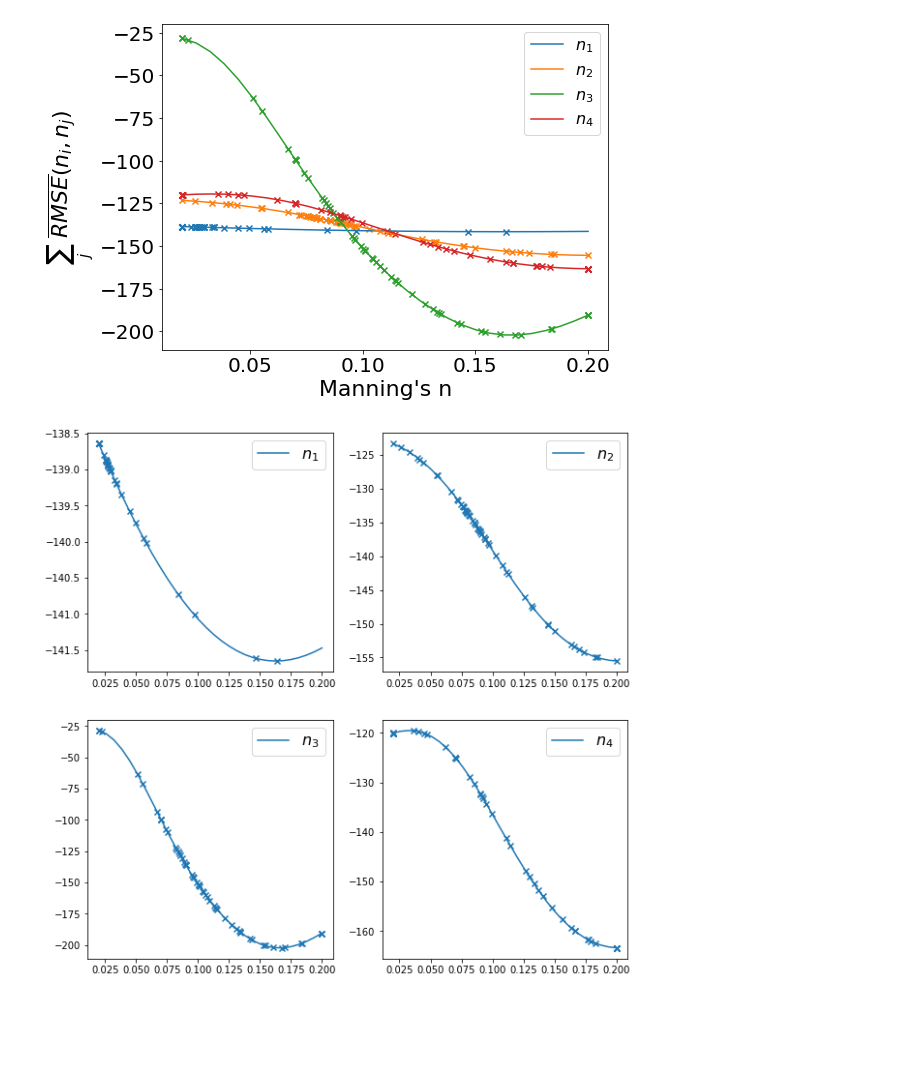
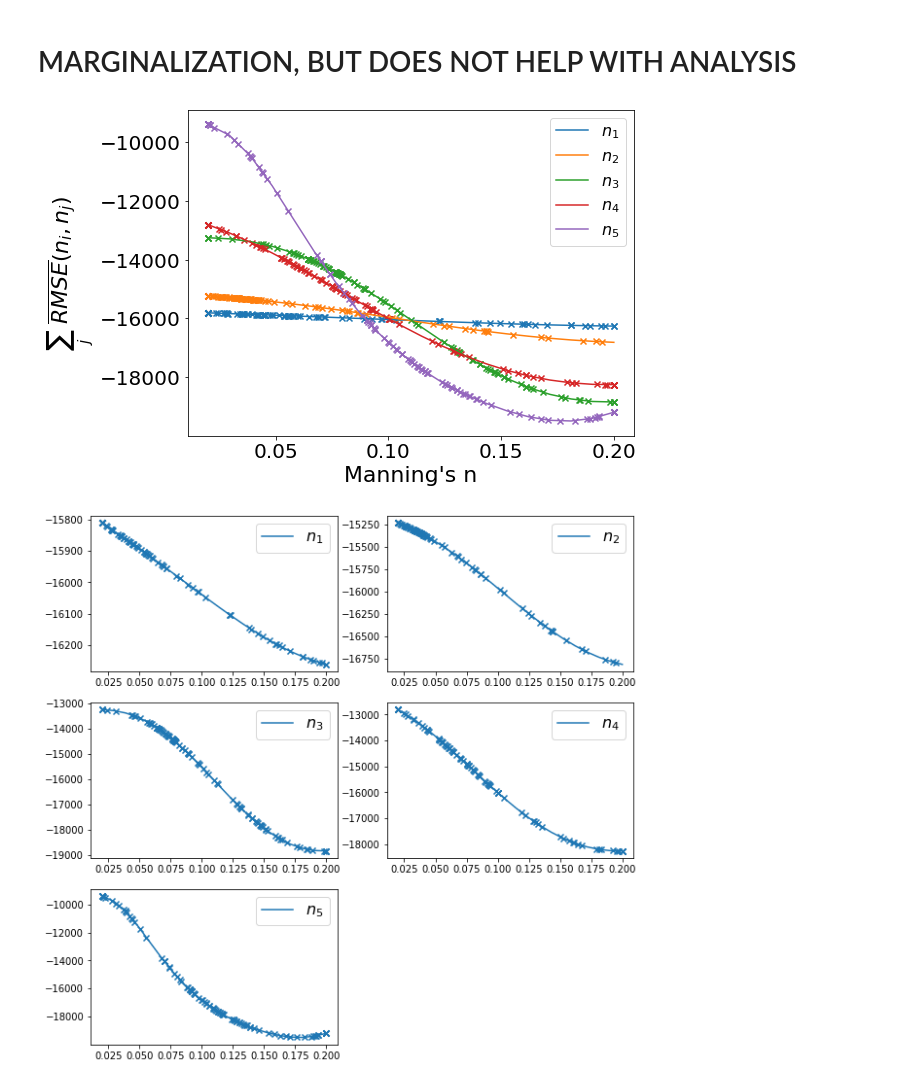
Before and after one commit to alex-l-young/rasopt, a Jupyter notebook: examples/model_marginals.ipynb, the cells around one changed output. Saved outputs shown, nothing was run; the diff lists cells and outputs as text; code cells hidden in the pictures; blank space fills up the shorter version.

```diff
--- a/examples/model_marginals.ipynb
+++ b/examples/model_marginals.ipynb
@@ -14,7 +14,7 @@ import numpy as np
 import scipy
 # %%
 # Path to BoTorch experiment.
-exp_fp = r"D:\HEC-RAS-Projects\Secchia_flood_2014_10min_Sim\Output_Files\BT_exp_veg1_veg2_veg3_veg4.json"
+exp_fp = r"C:\Users\ayoun\Box\Research\Flood_Sim_Materials\BayesOpt_Paper\Data\Roughness_Output\BT_exp_c2s3.json"
 
 # Load the experiment.
 exp = json_load.load_experiment(exp_fp)
@@ -42,7 +42,7 @@ gp_model = Models.BOTORCH_MODULAR(
             )
 # %%
 # Predict on a grid.
-ngrid = 30
+ngrid = 50
 ndim = len(pars)
 
 param_x = []
@@ -80,3 +138,5 @@ def interp_x_to_data(data_x, data_y, x):
+# %% [markdown]
+# MARGINALIZATION, BUT DOES NOT HELP WITH ANALYSIS
 # %%
 # Marginalize over each dimension.
 dims = list(range(ndim-1,-1,-1))
@@ -110,7 +170,7 @@ ax.tick_params(axis='y', labelsize=20)
 
 
 # Plot marginal distributions on grid.
-Tot = 4
+Tot = 5
 Cols = 2
 
 # Compute Rows required
@@ -124,32 +184,32 @@ Position = range(1,Tot + 1)
 
 fig = plt.figure(figsize=(10,10))
 for k in range(Tot):
 
     # Scatter plot sampling locations along each line.
     x_name = x_names[k]
     sample_x = results_df.loc[:,x_name]
 
     sample_y = interp_x_to_data(param_x[k], marginal_funcs[k], sample_x)
 
     # add every single subplot to the figure with a for loop
 
     ax1 = fig.add_subplot(Rows,Cols,Position[k])
     ax1.plot(param_x[k], marginal_funcs[k], label=f'$n_{k+1}$')
     ax1.scatter(sample_x, sample_y, marker='x')
     ax1.legend(fontsize=16)
 
 
 plt.show()
 
 # fig, ax = plt.subplots(2,2, figsize=(10,8))
 # for i in range(ndim):
 #     ax[i].plot(param_x[i], marginal_funcs[i], label=f'$n_{i+1}$')
 
 #     ax[i].legend(fontsize=16)
 #     ax[i].set_xlabel("Manning's n", fontsize=22)
 #     ax[i].set_ylabel('$\sum_j \ \overline{RMSE}(n_i,n_j)$', fontsize=22)
 #     ax[i].tick_params(axis='x', labelsize=20)
 #     ax[i].tick_params(axis='y', labelsize=20)
 # %% [output]
-[figure, old version]
+[figure, new version]
-[figure, old version]
+[figure, new version]
```
Also changed, not shown: parts of 2 cells of this notebook.
